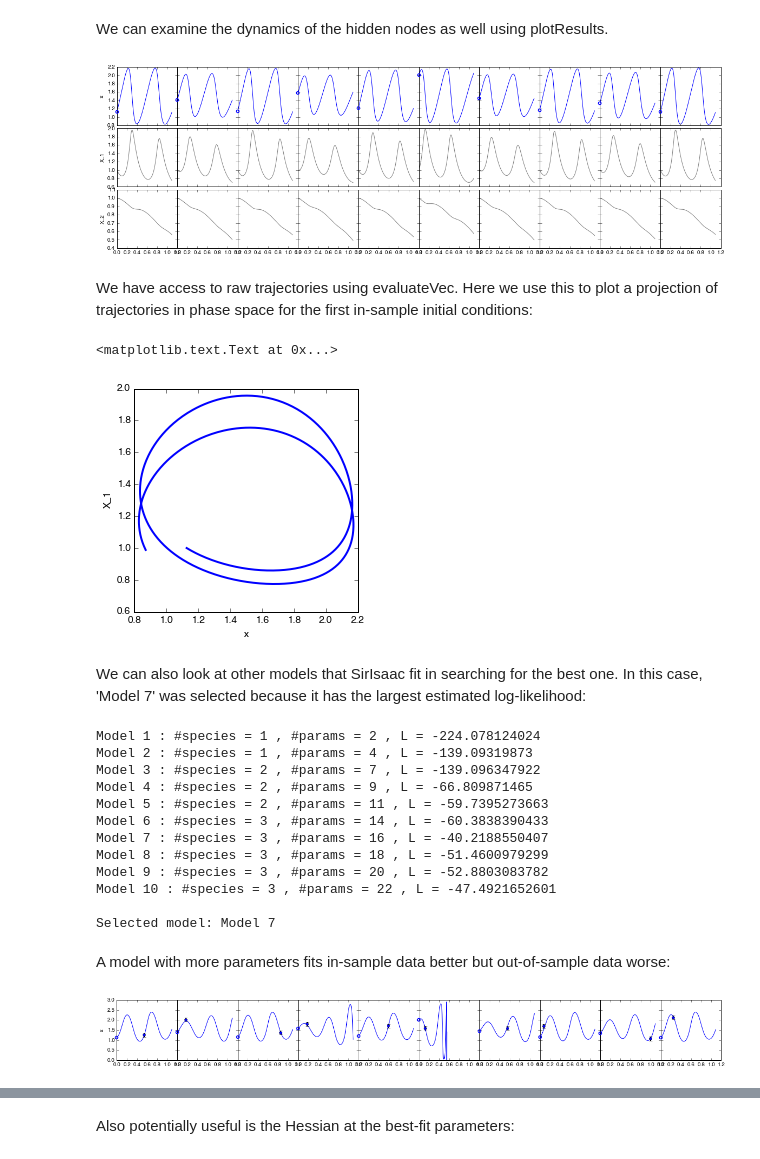
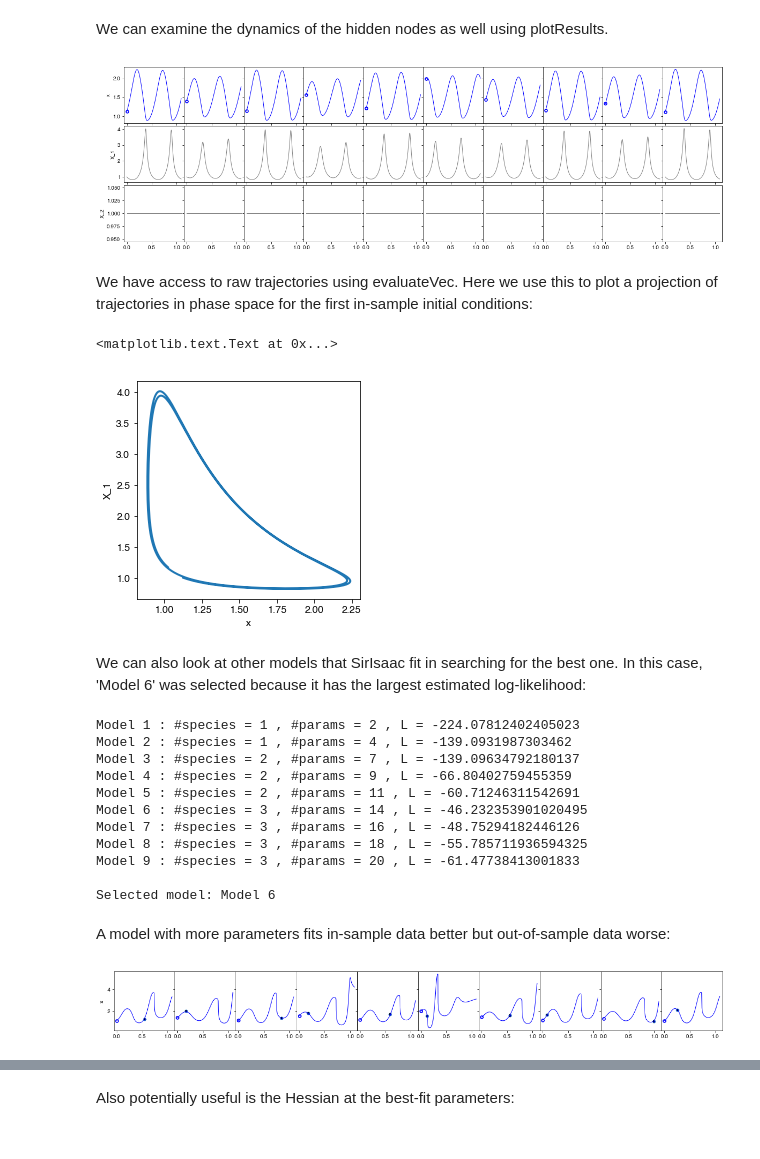
Before and after one commit to EmoryUniversityTheoreticalBiophysics/SirIsaac, a Jupyter notebook: simpleExample.ipynb, the cells around one changed output, grey strips where cells are left out. Saved outputs shown, nothing was run; the diff lists cells and outputs as text; code cells hidden in the pictures.

Commit message:
update simpleExample run using latest code

```diff
--- a/simpleExample.ipynb
+++ b/simpleExample.ipynb
@@ -147,0 +258,3 @@ p = FittingProblem.load('simpleExample_savedFittingProblem.data')
+# %%
+# Load saved version of fittingProblem that has already been fit.
+p = fittingProblem.load('simpleExample_savedFittingProblem.data')
@@ -204,22 +333,22 @@ m = p.getBestModel()
 m.plotResults(p.fittingData[:10],p.indepParamsList[:10],
               plotInitialConditions=True,plotHiddenNodes=True);
 # %% [output]
-[figure, old version]
+[figure, new version]
 # %% [markdown]
 We have access to raw trajectories using evaluateVec.  Here we use this to plot a projection of trajectories in phase space for the first in-sample initial conditions:
 # %%
 pylab.figure(figsize=(4,4))
 times = scipy.linspace(0,1,1000)
 xdata = m.evaluateVec(times,'x',p.indepParamsList[0])
 X1data = m.evaluateVec(times,'X_1',p.indepParamsList[0])
-FittingProblem.Plotting.plot(xdata,X1data)
+fittingProblem.Plotting.plot(xdata,X1data)
 pylab.xlabel('x')
 pylab.ylabel('X_1')
 # %% [output]
 <matplotlib.text.Text at 0x...>
-[figure, old version]
+[figure, new version]
 # %% [markdown]
-We can also look at other models that SirIsaac fit in searching for the best one.  In this case, 'Model 7' was selected because it has the largest estimated log-likelihood:
+We can also look at other models that SirIsaac fit in searching for the best one.  In this case, 'Model 6' was selected because it has the largest estimated log-likelihood:
 # %%
 for name in p.fittingModelNames:
   if name in p.logLikelihoodDict.keys():
@@ -229,27 +358,26 @@ for name in p.fittingModelNames:
 print
 print 'Selected model:',p.maxLogLikelihoodName()
 # %% [output]
-Model 1 : #species = 1 , #params = 2 , L = -224.078124024
-Model 2 : #species = 1 , #params = 4 , L = -139.09319873
-Model 3 : #species = 2 , #params = 7 , L = -139.096347922
-Model 4 : #species = 2 , #params = 9 , L = -66.809871465
-Model 5 : #species = 2 , #params = 11 , L = -59.7395273663
-Model 6 : #species = 3 , #params = 14 , L = -60.3838390433
-Model 7 : #species = 3 , #params = 16 , L = -40.2188550407
-Model 8 : #species = 3 , #params = 18 , L = -51.4600979299
-Model 9 : #species = 3 , #params = 20 , L = -52.8803083782
-Model 10 : #species = 3 , #params = 22 , L = -47.4921652601
+Model 1 : #species = 1 , #params = 2 , L = -224.07812402405023
+Model 2 : #species = 1 , #params = 4 , L = -139.0931987303462
+Model 3 : #species = 2 , #params = 7 , L = -139.09634792180137
+Model 4 : #species = 2 , #params = 9 , L = -66.80402759455359
+Model 5 : #species = 2 , #params = 11 , L = -60.71246311542691
+Model 6 : #species = 3 , #params = 14 , L = -46.232353901020495
+Model 7 : #species = 3 , #params = 16 , L = -48.75294182446126
+Model 8 : #species = 3 , #params = 18 , L = -55.785711936594325
+Model 9 : #species = 3 , #params = 20 , L = -61.47738413001833
 
-Selected model: Model 7
+Selected model: Model 6
 # %% [markdown]
 A model with more parameters fits in-sample data better but out-of-sample data worse:
 # %%
 pylab.figure(figsize=(20,2))
-m2 = p.fittingModelDict['Model 10']
+m2 = p.fittingModelDict['Model 9']
 m2.plotResults(sirIsaacData[:10],indepParamsList[:10],
               plotInitialConditions=True,plotFittingData=True);
 # %% [output]
-[figure, old version]
+[figure, new version]
 # %%
 pylab.figure(figsize=(20,2))
 m2.plotResults(sirIsaacData[30:40],indepParamsList[30:40],
```
Also changed, not shown: parts of 15 cells of this notebook, 2 other files.
